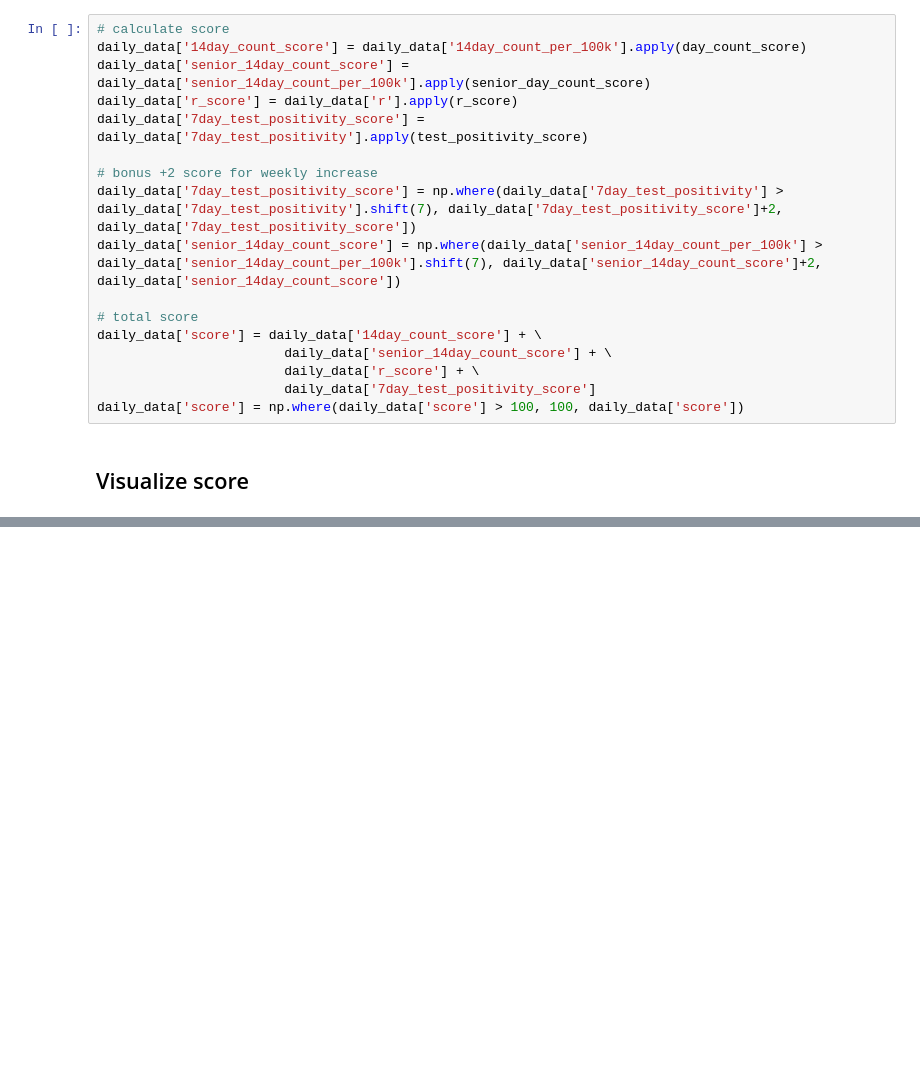
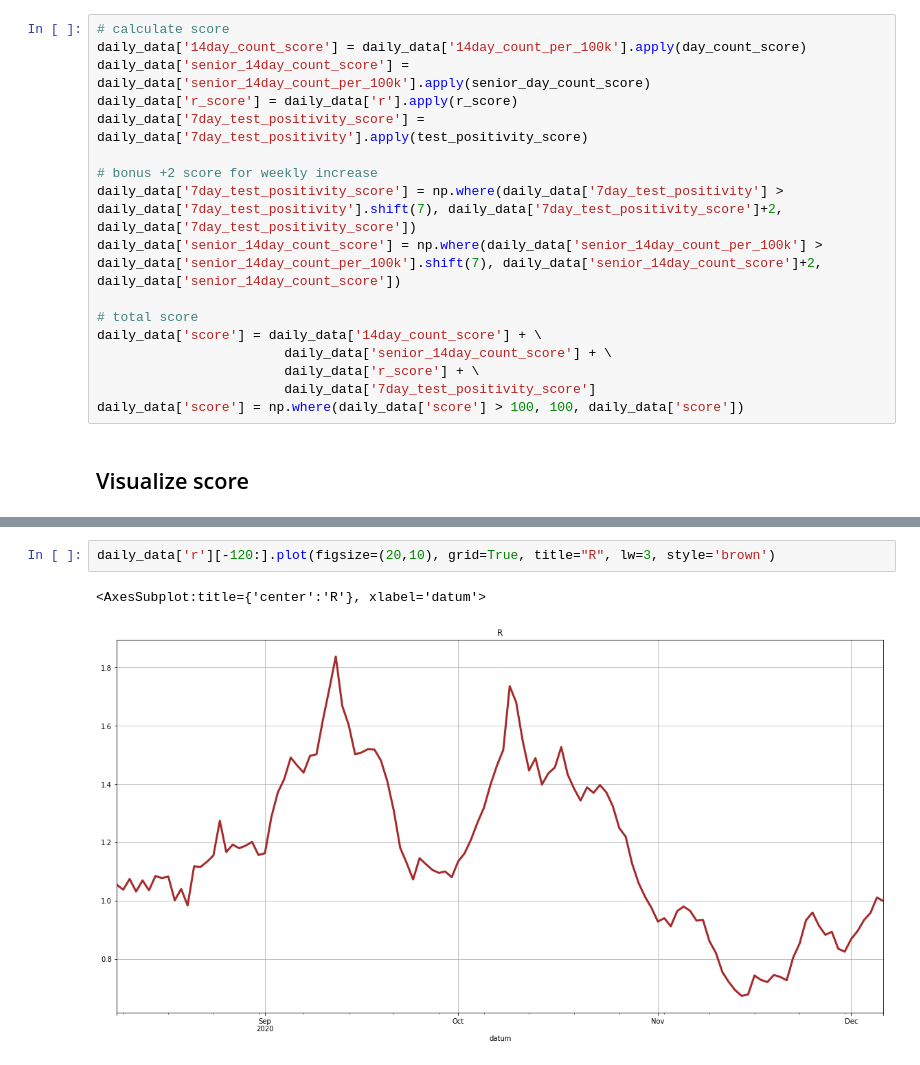
Before and after one commit to Jarec/covid_pes, a Jupyter notebook: pes.ipynb, the cells around one changed output, grey strips where cells are left out. Drawn from its saved outputs; the diff is of its cells as text; blank space fills up the shorter version.

```diff
--- a/pes.ipynb
+++ b/pes.ipynb
@@ -173,0 +179,5 @@ daily_data.iloc[-14:]
+# %%
+daily_data['r'][-120:].plot(figsize=(20,10), grid=True, title="R", lw=3, style='brown')
+# %% [output]
+<AxesSubplot:title={'center':'R'}, xlabel='datum'>
+[figure, added]
```
Also changed, not shown: parts of 6 cells of this notebook.
